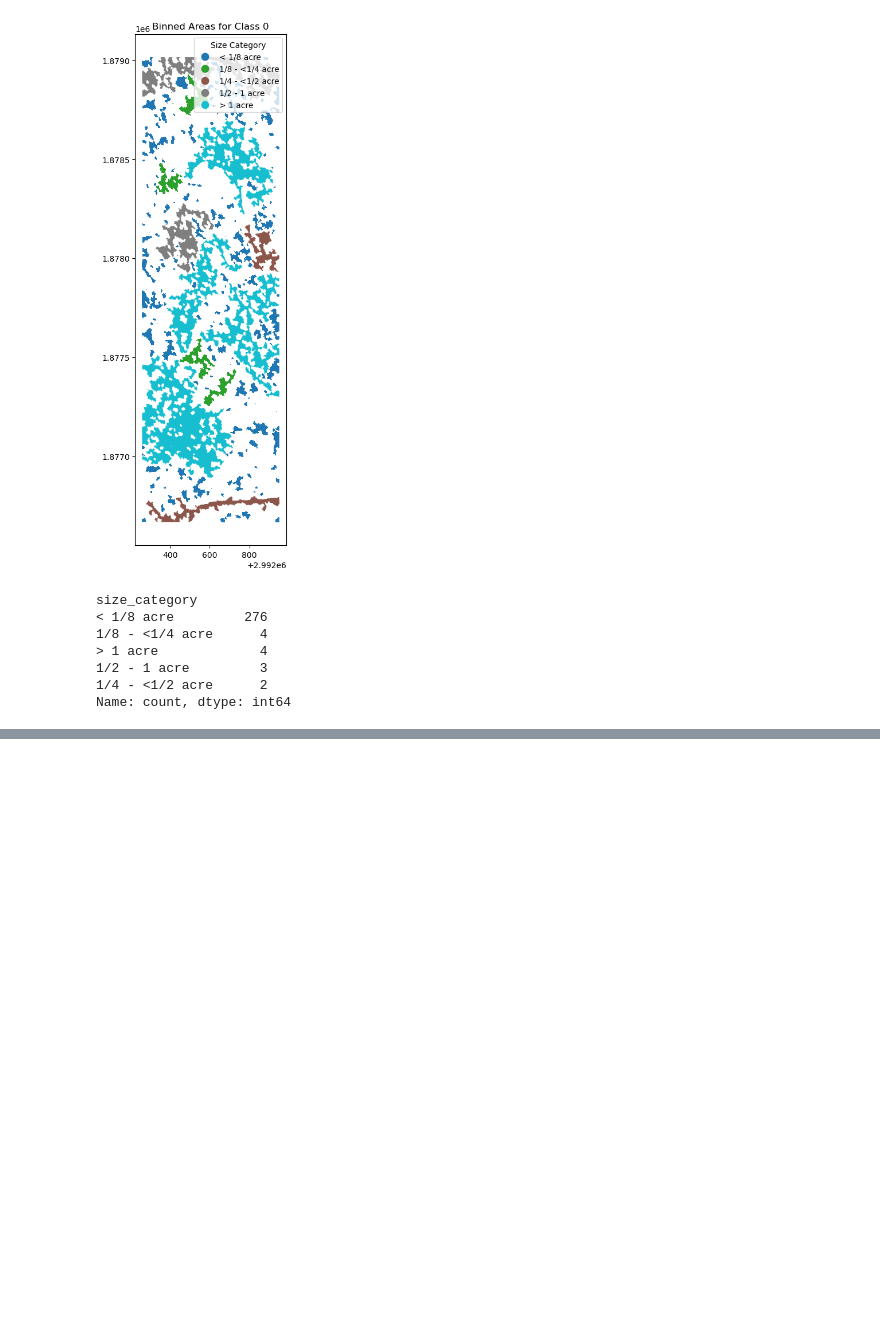
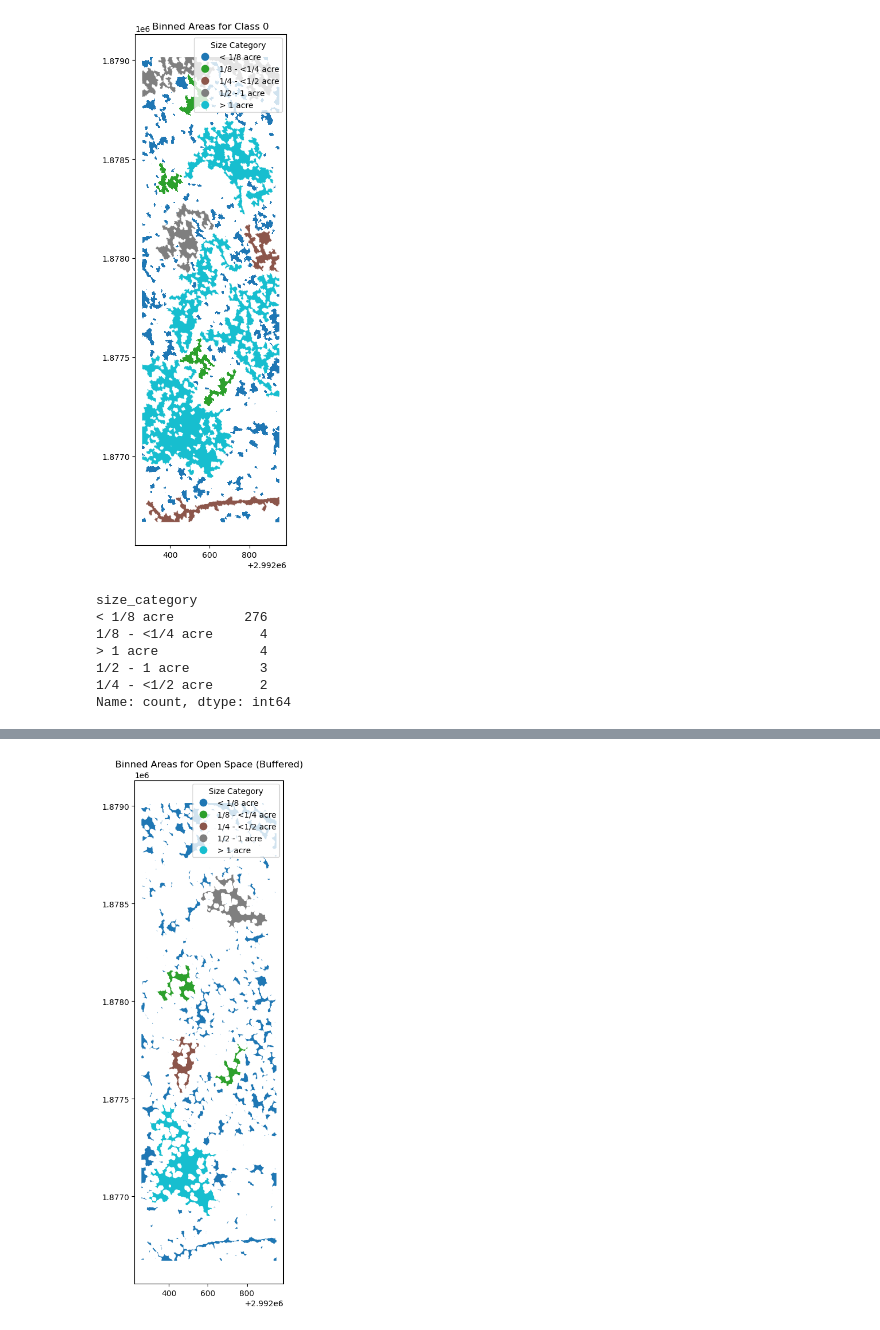
Before and after one commit to earthlab-education/treebeard, a Jupyter notebook: notebooks/classify_polygons.ipynb, the cells around one changed output, grey strips where cells are left out. Saved outputs shown, nothing was run; the diff lists cells and outputs as text; code cells hidden in the pictures; blank space fills up the shorter version.

```diff
--- a/notebooks/classify_polygons.ipynb
+++ b/notebooks/classify_polygons.ipynb
@@ -421,0 +323,6 @@ Name: count, dtype: int64
+# %%
+# Calculate areas and bin the open space polygons
+openspace_gdf4 = calculate_area(openspace_gdf3)
+bin_plot(openspace_gdf4, bins, labels, "Binned Areas for Open Space (Buffered)")
+# %% [output]
+[figure, added]
```
Also changed, not shown: parts of 18 cells of this notebook, 1 other file.
